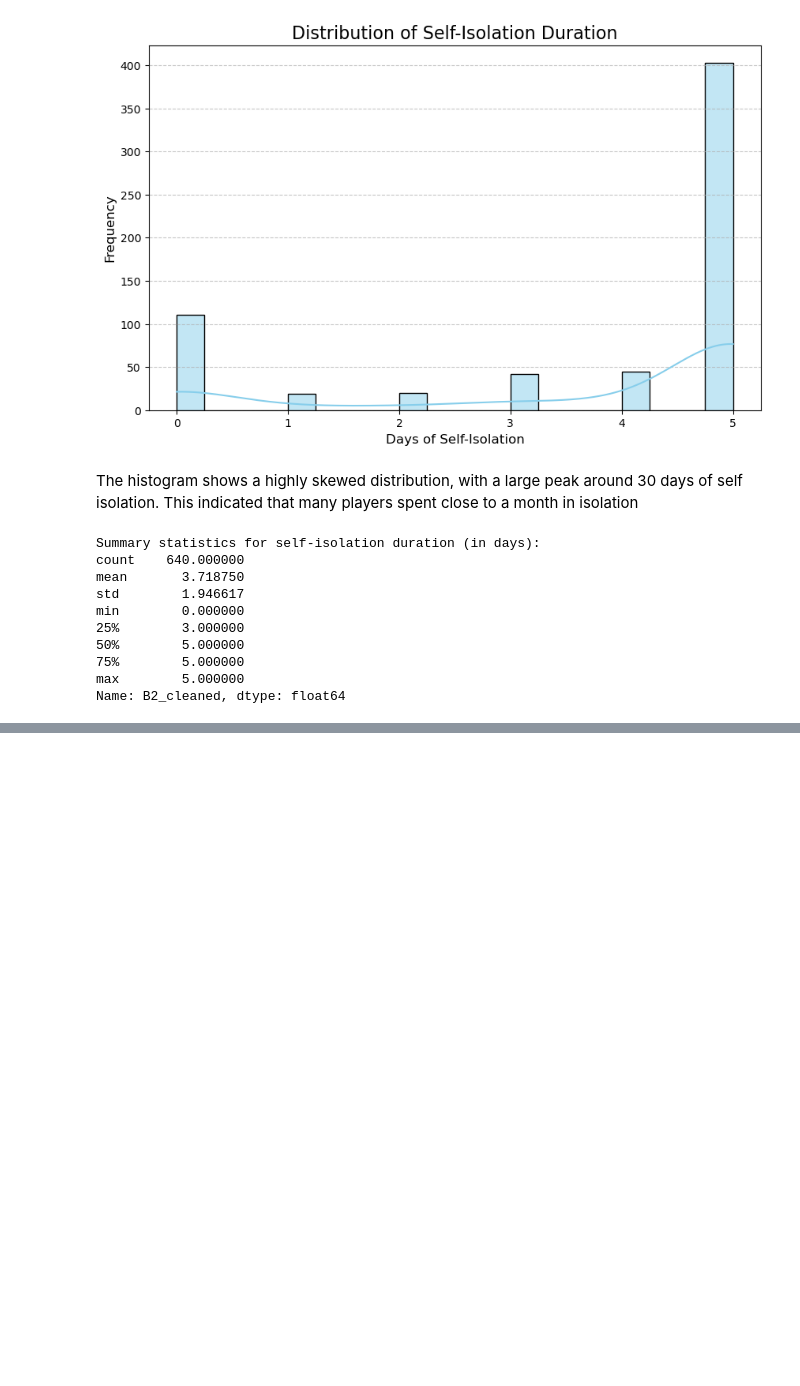
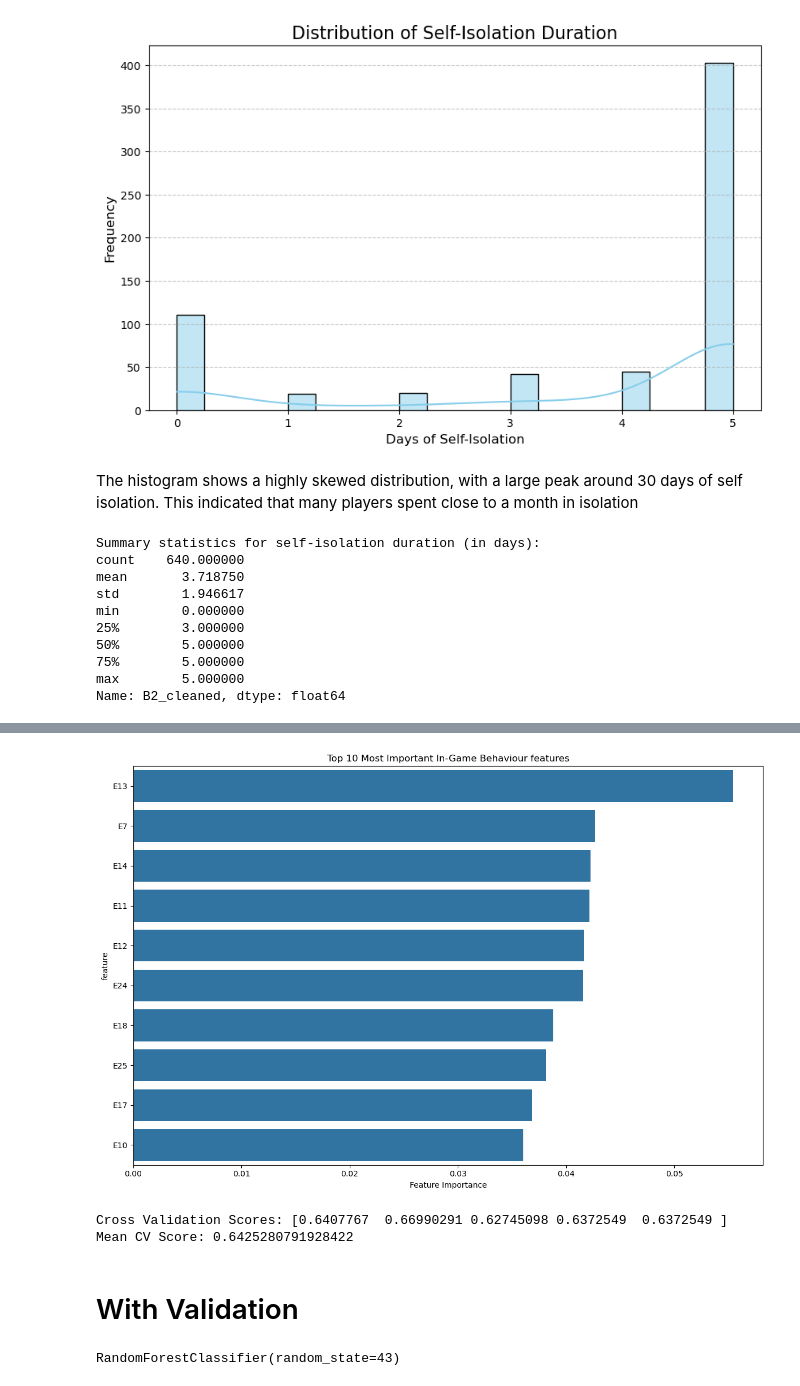
Before and after one commit to BhargavKumarNath/Understanding-The-Impact-of-Social-Isolation-and-Loneliness-in-a-Game-Environment-, a Jupyter notebook: main.ipynb, the cells around one changed output, grey strips where cells are left out. Saved outputs shown, nothing was run; the diff lists cells and outputs as text; code cells hidden in the pictures; blank space fills up the shorter version.

```diff
--- a/main.ipynb
+++ b/main.ipynb
@@ -228,3 +239,8 @@ y = df_cleaned["B2_cleaned"]
 # %%
-X_train, X_test, y_train, y_test = train_test_split(X, y, test_size=0.2, random_state=43)
-print(X_train.shape, X_test.shape)
+from sklearn.preprocessing import StandardScaler
+X_train, X_test, y_train, y_test = train_test_split(X, y, test_size=0.2, random_state=123)
+
+# Scale features
+scalar = StandardScaler()
+X_train_scaled = scalar.fit_transform(X_train)
+X_test_scaled = scalar.transform(X_test)
@@ -240,13 +246,0 @@ for col in X_train.select_dtypes(include='object').columns:
-# %%
-# Import RandomForestClassifier
-from sklearn.ensemble import RandomForestClassifier
-
-# Initialize the RandomForestClassifier
-rf_model = RandomForestClassifier(random_state=43)
-
-# Train the model on the training data
-rf_model.fit(X_train, y_train)
-
-# Check the model's accuracy on the training set
-train_accuracy = rf_model.score(X_train, y_train)
-print(f"Training Accuracy: {train_accuracy * 100:.2f}%")
@@ -254,0 +247,3 @@ Training Accuracy: 100.00%
+# %%
+rf_classifier = RandomForestClassifier(n_estimators=100, random_state=43)
+rf_classifier.fit(X_train_scaled, y_train)
@@ -254,0 +279,10 @@ Training Accuracy: 100.00%
+# %%
+# Predict and evaluate
+import numpy as np
+feature_importance = pd.DataFrame({
+    "feature": behavior_columns,
+    "importance": rf_classifier.feature_importances_
+}). sort_values("importance", ascending=False)
+
+print("\n Top 10 Most Important features:")
+print(feature_importance.head(10))
@@ -254,0 +302,19 @@ Training Accuracy: 100.00%
+# %%
+# Plot the feature importance
+plt.figure(figsize=(12, 8))
+sns.barplot(x="importance", y="feature", data=feature_importance.head(10))
+plt.title("Top 10 Most Important In-Game Behaviour features")
+plt.xlabel("Feature Importance")
+plt.tight_layout()
+# %% [output]
+[figure, added]
+# %%
+# Cross validation
+cv_scores = cross_val_score(rf_classifier, X_train_scaled, y_train, cv=5)
+print("\nCross Validation Scores:", cv_scores)
+print("Mean CV Score:", cv_scores.mean())
+# %% [output]
+Cross Validation Scores: [0.6407767  0.66990291 0.62745098 0.6372549  0.6372549 ]
+Mean CV Score: 0.6425280791928422
+# %% [markdown]
+# With Validation
@@ -254,0 +333,6 @@ Training Accuracy: 100.00%
+# %%
+# Train the model on the training set
+rf_classifier = RandomForestClassifier(n_estimators=100, random_state=43)
+rf_classifier.fit(X_train_scaled, y_train)
+# %% [output]
+RandomForestClassifier(random_state=43)
```
Also changed, not shown: parts of 14 cells of this notebook, 2 other files.
